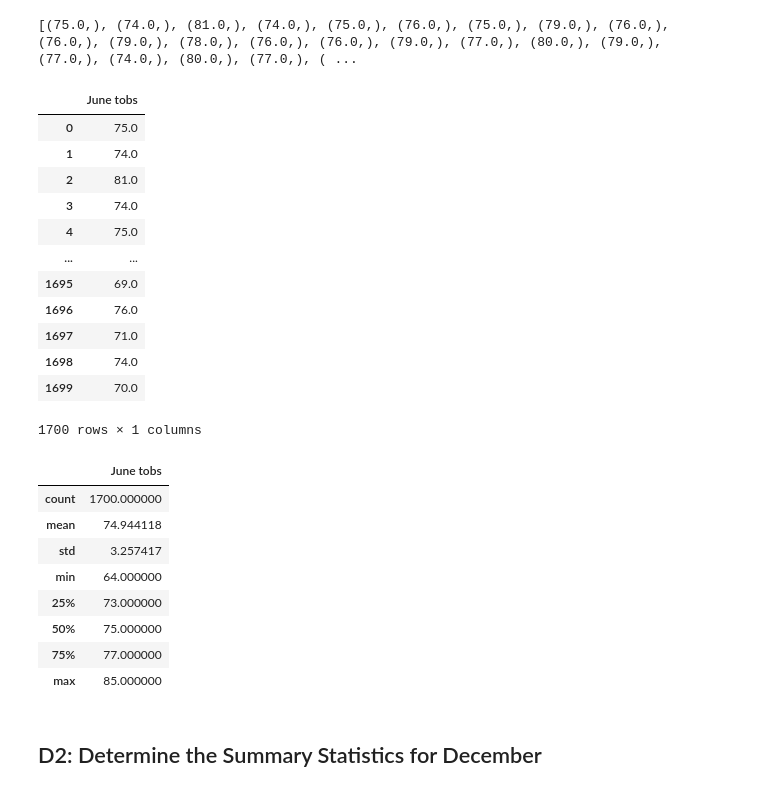
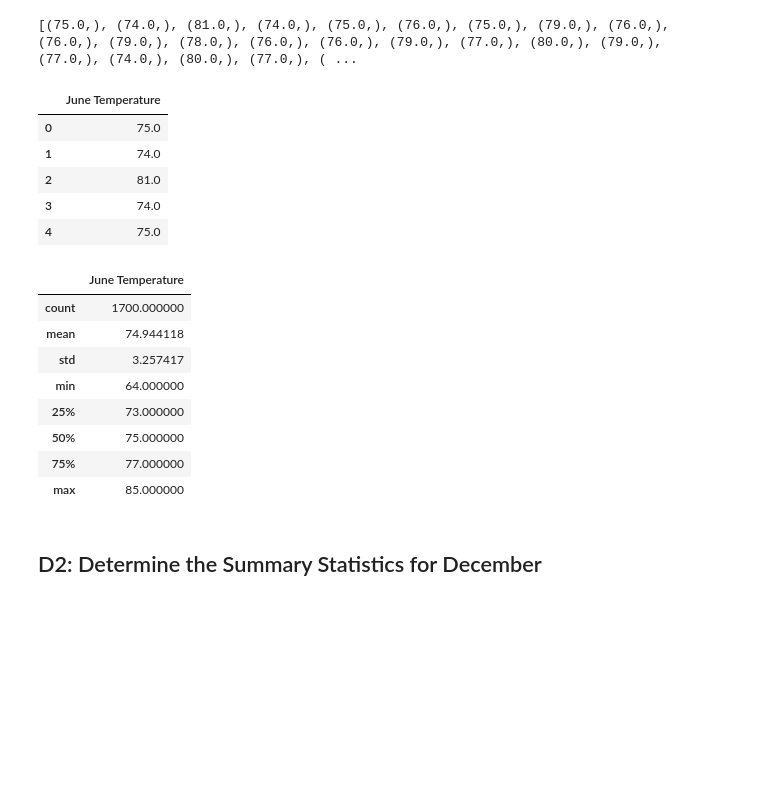
Before and after one commit to rkaysen63/surfs_up, a Jupyter notebook: SurfsUp_Challenge.ipynb, the cells around one changed output. Saved outputs shown, nothing was run; the diff lists cells and outputs as text; code cells hidden in the pictures; blank space fills up the shorter version.

```diff
--- a/SurfsUp_Challenge.ipynb
+++ b/SurfsUp_Challenge.ipynb
@@ -94,27 +99,20 @@ print (june_tobs)
 [(75.0,), (74.0,), (81.0,), (74.0,), (75.0,), (76.0,), (75.0,), (79.0,), (76.0,), (76.0,), (79.0,), (78.0,), (76.0,), (76.0,), (79.0,), (77.0,), (80.0,), (79.0,), (77.0,), (74.0,), (80.0,), (77.0,), ( ...
 # %%
 # 4. Create a DataFrame from the list of temperatures for the month of June.
-june_tobs_df = pd.DataFrame(june_tobs,columns=['June tobs'])
-june_tobs_df
+june_tobs_df = pd.DataFrame(june_tobs,columns=['June Temperature'])
+june_tobs_df.head()
 # %% [output]
-|  | June tobs |
+|  | June Temperature |
 | 0 | 75.0 |
 | 1 | 74.0 |
 | 2 | 81.0 |
 | 3 | 74.0 |
 | 4 | 75.0 |
-| ... | ... |
-| 1695 | 69.0 |
-| 1696 | 76.0 |
-| 1697 | 71.0 |
-| 1698 | 74.0 |
-| 1699 | 70.0 |
-1700 rows × 1 columns
 # %%
 # 5. Calculate and print out the summary statistics for the June temperature DataFrame.
 june_tobs_df.describe()
 # %% [output]
-|  | June tobs |
+|  | June Temperature |
 | count | 1700.000000 |
 | mean | 74.944118 |
 | std | 3.257417 |
```
Also changed, not shown: parts of 24 cells of this notebook, 6 other files.
